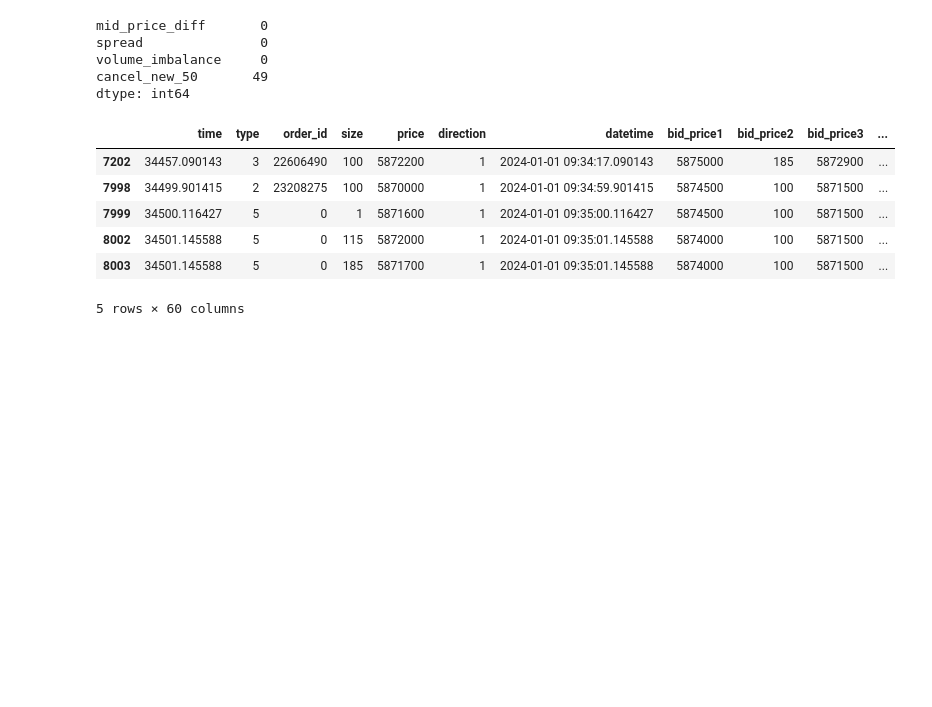
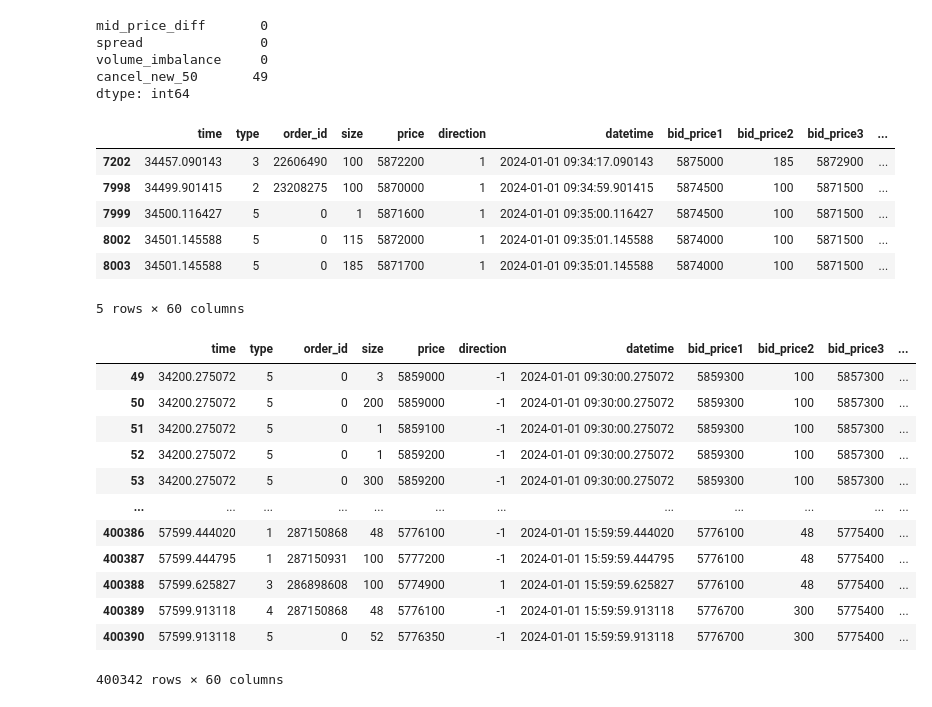
Before and after one commit to manika26/market-microstructure-analyzer, a Jupyter notebook: notebooks/02_feature_engineering.ipynb, the cells around one changed output. Cells and saved outputs as stored; diff of their text form; code cells hidden in the pictures; blank space fills up the shorter version.

```diff
--- a/notebooks/02_feature_engineering.ipynb
+++ b/notebooks/02_feature_engineering.ipynb
@@ -102,3 +102,19 @@ df[df['cancel_new_z'] > 3].head()
 | 8002 | 34501.145588 | 5 | 0 | 115 | 5872000 | 1 | 2024-01-01 09:35:01.145588 | 5874000 | 100 | 5871500 | ... |
 | 8003 | 34501.145588 | 5 | 0 | 185 | 5871700 | 1 | 2024-01-01 09:35:01.145588 | 5874000 | 100 | 5871500 | ... |
 5 rows × 60 columns
+# %%
+df
+# %% [output]
+|  | time | type | order_id | size | price | direction | datetime | bid_price1 | bid_price2 | bid_price3 | ... |
+| 49 | 34200.275072 | 5 | 0 | 3 | 5859000 | -1 | 2024-01-01 09:30:00.275072 | 5859300 | 100 | 5857300 | ... |
+| 50 | 34200.275072 | 5 | 0 | 200 | 5859000 | -1 | 2024-01-01 09:30:00.275072 | 5859300 | 100 | 5857300 | ... |
+| 51 | 34200.275072 | 5 | 0 | 1 | 5859100 | -1 | 2024-01-01 09:30:00.275072 | 5859300 | 100 | 5857300 | ... |
+| 52 | 34200.275072 | 5 | 0 | 1 | 5859200 | -1 | 2024-01-01 09:30:00.275072 | 5859300 | 100 | 5857300 | ... |
+| 53 | 34200.275072 | 5 | 0 | 300 | 5859200 | -1 | 2024-01-01 09:30:00.275072 | 5859300 | 100 | 5857300 | ... |
+| ... | ... | ... | ... | ... | ... | ... | ... | ... | ... | ... | ... |
+| 400386 | 57599.444020 | 1 | 287150868 | 48 | 5776100 | -1 | 2024-01-01 15:59:59.444020 | 5776100 | 48 | 5775400 | ... |
+| 400387 | 57599.444795 | 1 | 287150931 | 100 | 5777200 | -1 | 2024-01-01 15:59:59.444795 | 5776100 | 48 | 5775400 | ... |
+| 400388 | 57599.625827 | 3 | 286898608 | 100 | 5774900 | 1 | 2024-01-01 15:59:59.625827 | 5776100 | 48 | 5775400 | ... |
+| 400389 | 57599.913118 | 4 | 287150868 | 48 | 5776100 | -1 | 2024-01-01 15:59:59.913118 | 5776700 | 300 | 5775400 | ... |
+| 400390 | 57599.913118 | 5 | 0 | 52 | 5776350 | -1 | 2024-01-01 15:59:59.913118 | 5776700 | 300 | 5775400 | ... |
+400342 rows × 60 columns
```
Also changed, not shown: parts of 1 cell of this notebook, 1 other file.
